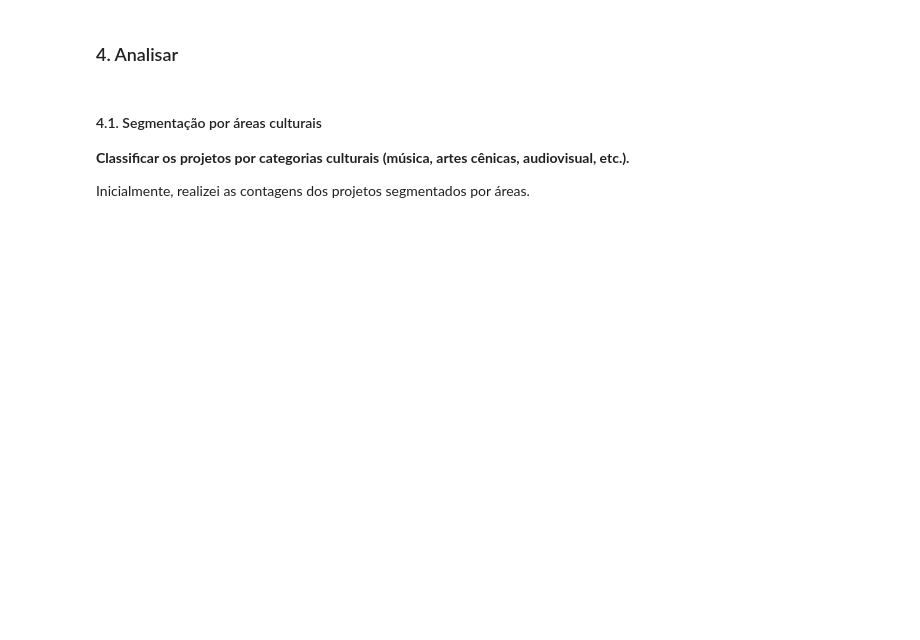
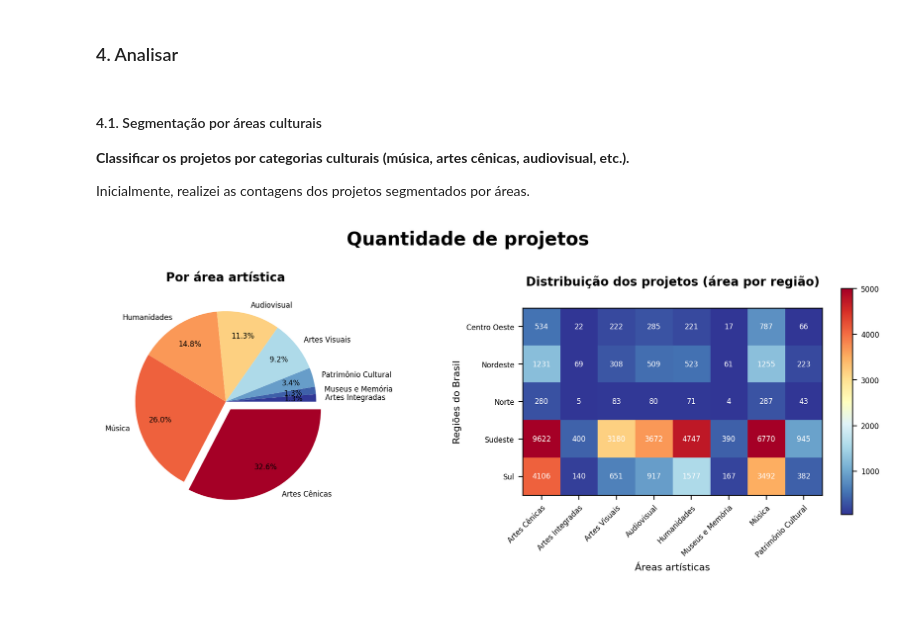
Before and after one commit to lorenaaxbastos/santander-coders-projects, a Jupyter notebook: Unit 2 - Programming Techniques I (PY)/Projeto EDA - Análise do Dataset da Lei Rouanet.ipynb, the cells around one changed output. Drawn from its saved outputs; the diff is of its cells as text; code cells hidden in the pictures; blank space fills up the shorter version.

Commit message:
atualizar paleta e substituir ax2 da segmentacao por area por um heatmap

```diff
--- a/Unit 2 - Programming Techniques I (PY)/Projeto EDA - Análise do Dataset da Lei Rouanet.ipynb
+++ b/Unit 2 - Programming Techniques I (PY)/Projeto EDA - Análise do Dataset da Lei Rouanet.ipynb
@@ -303,44 +301,74 @@ if "duracao_dias" not in projetos.columns:
 
 Inicialmente, realizei as contagens dos projetos segmentados por áreas.
 # %%
-distribuicao_areas_brasil = projetos["area"].value_counts(normalize=True) * 100
+distribuicao_areas_brasil = projetos["area"].value_counts()
 
-areas_por_regioes = projetos.groupby("regiao")["area"].value_counts(normalize=True, sort=False) * 100
-arr_areas_por_regioes = np.array(areas_por_regioes).reshape(5, -1) # 5 regiões do Brasil
-arr_medias_areas_por_regioes = np.average(arr_areas_por_regioes, axis=0)
+areas_por_regiao = projetos.groupby("regiao")["area"].value_counts(sort=False)
 
-rotulos = areas_por_regioes[projetos["regiao"].iloc[0]].index
-medias_areas_por_regioes = pd.Series(arr_medias_areas_por_regioes, index=rotulos).sort_values(ascending=False)
+regioes = areas_por_regiao.index.get_level_values(0).unique()
+areas = areas_por_regiao.index.get_level_values(1).unique()
+valores_areas_por_regiao = areas_por_regiao.values.reshape(5, 8)
 # %%
 plt.rcParams.update({"font.size": 6})
-cores = ["#c9184a", "#ff758f", "#ffccd5", "#caf0f8",
-          "#90e0ef", "#00b4d8", "#0077b6", "#03045e"]
+cores = ["#A50026", "#EE613D", "#FA9857", "#FDD081",
+         "#AEDAE9", "#679DC9", "#3E60A9", "#313896"]
 separacao_fatia = (0.1, 0, 0, 0, 0, 0, 0, 0)
 
 fig, (ax1, ax2) = plt.subplots(nrows=1, ncols=2, figsize=(10, 4), dpi=200)
 
+ax1.pie(
+    distribuicao_areas_brasil,
+    labels=distribuicao_areas_brasil.index,
+    autopct='%1.1f%%',
+    pctdistance=0.75,
+    counterclock=False,
+    colors=cores,
+    explode=separacao_fatia
+)
 
-def plot_pizza(dados, axis):
-    axis.pie(
-        dados,
-        labels=dados.index,
-        autopct='%1.1f%%',
-        pctdistance=0.75,
-        counterclock=False,
-        colors=cores,
-        explode=separacao_fatia
-    )
+heatmap = ax2.imshow(
+    valores_areas_por_regiao,
+    cmap="RdYlBu_r",
+    vmin=50,
+    vmax=5000
+)
 
+plt.setp(
+    ax2.get_xticklabels(),
+    rotation=45,
+    ha="right",
+    rotation_mode="anchor"
+)
 
-plot_pizza(distribuicao_areas_brasil, ax1)
-plot_pizza(medias_areas_por_regioes, ax2)
+plt.colorbar(heatmap, ax=ax2)
 
-fig.suptitle('Projetos por categoria', fontsize=15, fontweight=1000, y=1.02)
-ax1.set_title('Território nacional', fontsize=10, fontweight=600)
-ax2.set_title('Média das regiões', fontsize=10, fontweight=600)
+for i in range(len(regioes)):
+    for j in range(len(areas)):
+        texto = ax2.text(
+            j, i,
+            valores_areas_por_regiao[i, j],
+            ha="center",
+            va="center",
+            color="#fff"
+        )
+
+pos = ax2.get_position()
+ax2.set_position([pos.x0, pos.y0-0.13, pos.width, pos.height])
+
+ax2.set_xticks(np.arange(len(areas)), labels=areas)
+ax2.set_yticks(np.arange(len(regioes)), labels=regioes)
+
+ax2.set_xlabel("Áreas artísticas", fontsize=8)
+ax2.set_ylabel("Regiões do Brasil", fontsize=8)
+
+fig.suptitle('Quantidade de projetos', fontsize=15, fontweight=1000, y=1.02)
+ax1.set_title('Por área artística', fontsize=10, fontweight=600)
+ax2.set_title('Distribuição dos projetos (área por região)', fontsize=10, fontweight=600, y=1.08)
 
 plt.tight_layout()
 plt.show()
+# %% [output]
+[figure, added]
 # %% [markdown]
 #####
 # %% [markdown]
```
Also changed, not shown: parts of 20 cells of this notebook.
